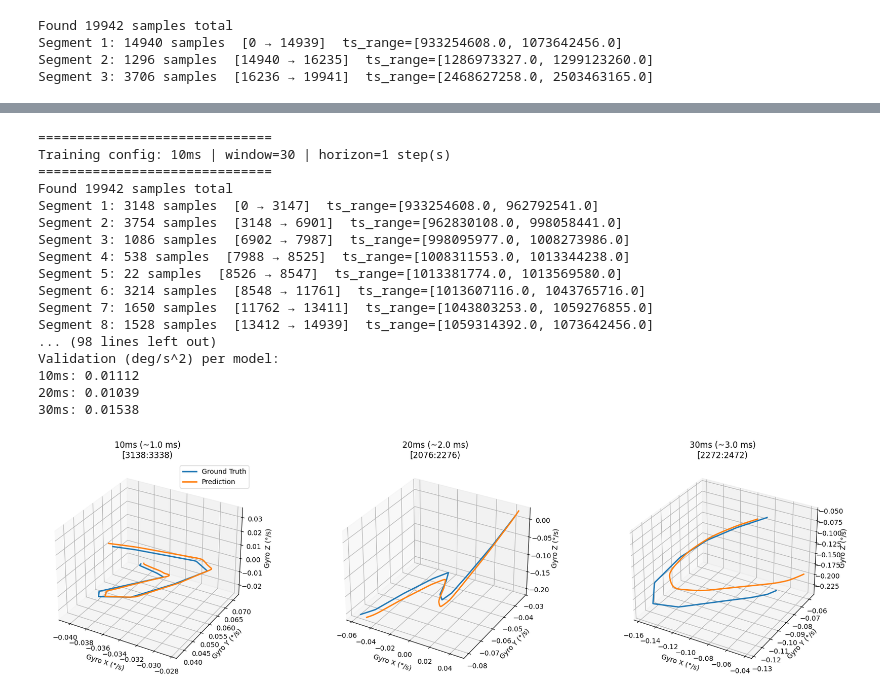
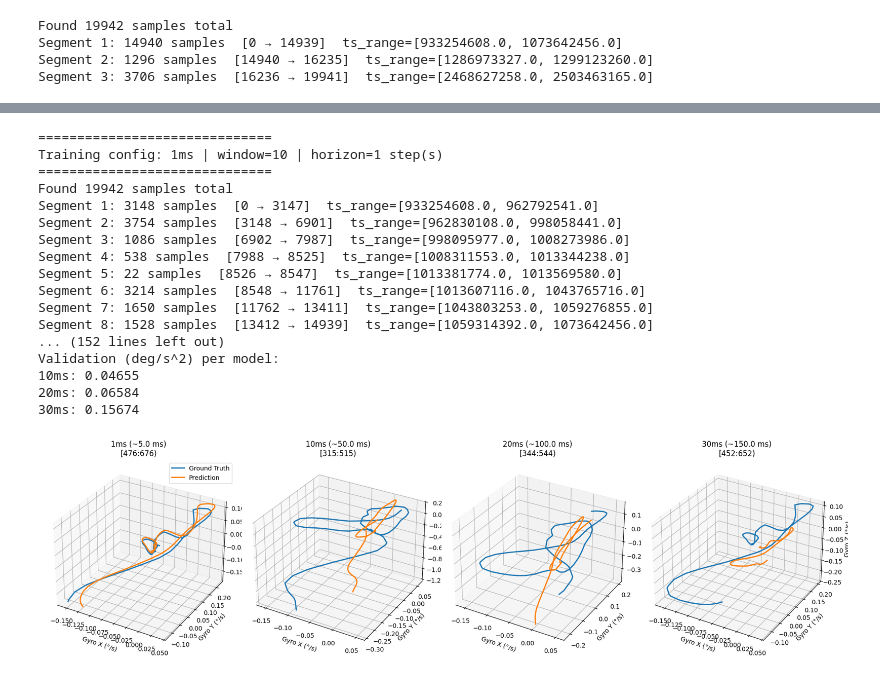
Before and after one commit to omer2345/Multi-Horizon-IMU-predction, a Jupyter notebook: MultiHorizonPrediction.ipynb, the cells around one changed output, grey strips where cells are left out. Drawn from its saved outputs; the diff is of its cells as text; code cells hidden in the pictures.

```diff
--- a/MultiHorizonPrediction.ipynb
+++ b/MultiHorizonPrediction.ipynb
@@ -157,7 +157,7 @@ CSV_PATH = "/content/drive/MyDrive/Colab Notebooks/epsilon_52Hz/MayaRec1.csv"  #
 WINDOW = 200
 N_SECTIONS = 3
 SEED = 7
-GAP_US = 35_000   # 35 ms tolerance between rows when splitting segments
+GAP_US = 40_000   # 35 ms tolerance between rows when splitting segments
 MERGE_TOL_US = 1000  # acc↔gyro merge tolerance (1 ms)
 
 # 1) Load + split into contiguous segments (your new function)
@@ -275,6 +267,6 @@ Segment 2 chosen | imu rows: 1877 | Random sections: [(1048, 1248), (1301, 1501)
 # %%
 BASE_HYPER = {
-    "target_hz": 1000,
+    "target_hz": 200,
     "batch_size": 128,
     "num_workers": 0,
     "epochs": 15,
@@ -286,11 +278,22 @@ BASE_HYPER = {
     "hop": 1,
     "loss": "mse",
 }
+# 1 ms
+HYPER_1ms = {
+    **BASE_HYPER,
+    "horizons": [1],
+    "window": 10,         # small context
+    "hidden_size": 32,
+    "num_layers": 1,
+    "dropout": 0.05,
+    "batch_size": 256,    # faster/stable for short horizon
+    "lr": 2e-3,
+}
 
-# 10 ms ahead (1 step @ 100 Hz)
+# 10 ms
 HYPER_10ms = {
     **BASE_HYPER,
-    "horizons": [1],
+    "horizons": [10],
     "window": 30,         # small context
     "hidden_size": 32,
     "num_layers": 1,
@@ -299,10 +302,10 @@ HYPER_10ms = {
     "lr": 2e-3,
 }
 
-# 20 ms ahead (2 steps)
+# 20 ms
 HYPER_20ms = {
     **BASE_HYPER,
-    "horizons": [2],
+    "horizons": [20],
     "window": 60,        # more context
     "hidden_size": 64,
     "num_layers": 2,
@@ -311,20 +314,22 @@ HYPER_20ms = {
     "lr": 8e-4,
 }
 
-# 30 ms ahead (3 steps)
+# 30 ms
 HYPER_30ms = {
     **BASE_HYPER,
-    "epochs":2,
-    "horizons": [3],
-    "window": 90,        # largest context
+    "epochs":15,
+    "horizons": [30],
+    "window": 150,        # largest context
     "hidden_size": 128,
     "num_layers": 2,
     "dropout": 0.15,
     "batch_size": 96,     # memory headroom
     "lr": 4e-4,           # gentler for larger net
+    "loss": "mae",
 }
 
 ALL_HYPERS = {
+    "1ms": HYPER_1ms,
     "10ms": HYPER_10ms,
     "20ms": HYPER_20ms,
     "30ms": HYPER_30ms,
@@ -640,7 +645,7 @@ for key in ["10ms","20ms","30ms"]:
         print(f"{key:>4}: {VAL_SCORES[key]:.5f}")
 # %% [output]
 ==============================
-Training config: 10ms | window=30 | horizon=1 step(s)
+Training config: 1ms | window=10 | horizon=1 step(s)
 ==============================
 Found 19942 samples total
 Segment 1: 3148 samples  [0 → 3147]  ts_range=[933254608.0, 962792541.0]
@@ -651,46 +656,46 @@ Segment 5: 22 samples  [8526 → 8547]  ts_range=[1013381774.0, 1013569580.0]
 Segment 6: 3214 samples  [8548 → 11761]  ts_range=[1013607116.0, 1043765716.0]
 Segment 7: 1650 samples  [11762 → 13411]  ts_range=[1043803253.0, 1059276855.0]
 Segment 8: 1528 samples  [13412 → 14939]  ts_range=[1059314392.0, 1073642456.0]
-... (98 lines left out)
+... (152 lines left out)
 Validation (deg/s^2) per model:
-10ms: 0.01112
-20ms: 0.01039
-30ms: 0.01538
+10ms: 0.04655
+20ms: 0.06584
+30ms: 0.15674
 # %%
 # Side-by-side 3D plots for all three models (raw deg/s)
 import numpy as np, matplotlib.pyplot as plt, torch
 
-MODEL_KEYS = ["10ms","20ms","30ms"]
+MODEL_KEYS = ["1ms","10ms","20ms","30ms"]
 N = 200
 rng = np.random.default_rng(7)
 
 fig = plt.figure(figsize=(18,5))
 
 for i, key in enumerate(MODEL_KEYS, start=1):
     model = MODELS[key]
     buf = VAL_BUFFERS[key]
     X_va, y_va = buf["X_va"], buf["y_va"]
     h, target_hz = buf["h"], buf["target_hz"]
 
     device = torch.device("cuda" if torch.cuda.is_available() else "cpu")
     model.eval()
     with torch.no_grad():
         preds = model(torch.from_numpy(X_va).float().to(device)).cpu().numpy()
 
     Nv = len(preds)
     start = int(rng.integers(0, max(1, Nv - N + 1)))
     end   = min(start + N, Nv)
     pred_seg  = preds[start:end]
     truth_seg = y_va[start:end]
 
-    ax = fig.add_subplot(1,3,i, projection='3d')
+    ax = fig.add_subplot(1,4,i, projection='3d') # Changed from 1,3,i to 1,4,i
     ax.plot(truth_seg[:,0], truth_seg[:,1], truth_seg[:,2], label="Ground Truth", linewidth=2)
     ax.plot(pred_seg[:,0],  pred_seg[:,1],  pred_seg[:,2],  label="Prediction",  linewidth=2)
     ax.set_xlabel("Gyro X (°/s)"); ax.set_ylabel("Gyro Y (°/s)"); ax.set_zlabel("Gyro Z (°/s)")
     ms = 1000.0 * h / target_hz
     ax.set_title(f"{key} (~{ms:.1f} ms)\n[{start}:{end})")
     if i == 1: ax.legend()
 
 plt.tight_layout(); plt.show()
 # %% [output]
-[figure, old version]
+[figure, new version]
```
Also changed, not shown: parts of 17 cells of this notebook.
